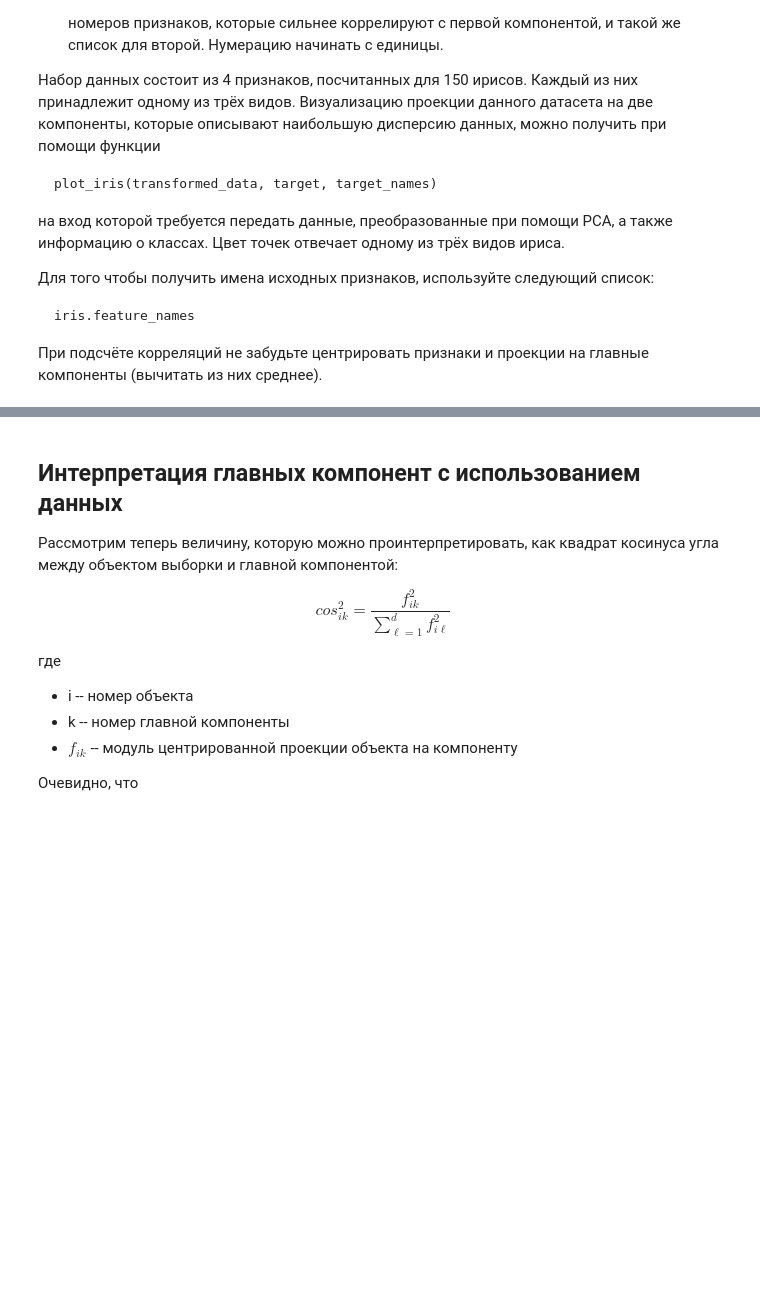
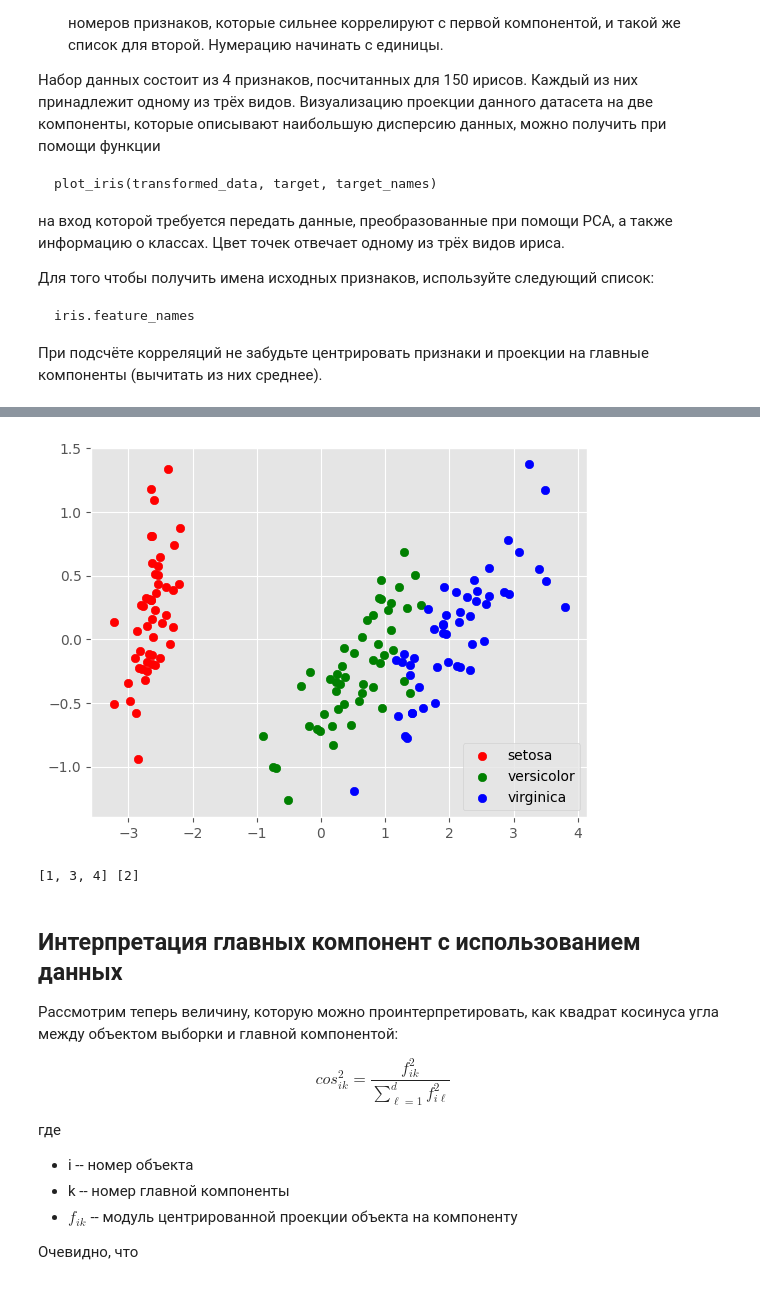
Before and after one commit to poslam/sem5-ds, a Jupyter notebook: work/6/PCA.ipynb, the cells around one changed output, grey strips where cells are left out. Drawn from its saved outputs; the diff is of its cells as text; code cells hidden in the pictures; blank space fills up the shorter version.

```diff
--- a/work/6/PCA.ipynb
+++ b/work/6/PCA.ipynb
@@ -360,3 +398,23 @@ from scipy.stats import pearsonr
+# %%
+from scipy.stats import pearsonr
+
+d = data.shape[1]
+model = PCA(n_components=2)
+arr = model.fit_transform(data)
+plot_iris(arr, target, target_names)
+corrs = [[pearsonr(data[:, i], arr[:, j])[0] for j in range(2)] for i in range(d)]
+
+first = list()
+second = list()
+for i in range(d):
+    if abs(corrs[i][0]) > abs(corrs[i][1]):
+        first.append(i + 1)
+    else:
+        second.append(i + 1)
+print(first, second)
+# %% [output]
+[figure, added]
+[1, 3, 4] [2]
 # %% [markdown]
 ## Интерпретация главных компонент с использованием данных
 
```
Also changed, not shown: parts of 13 cells of this notebook, 6 other files.
